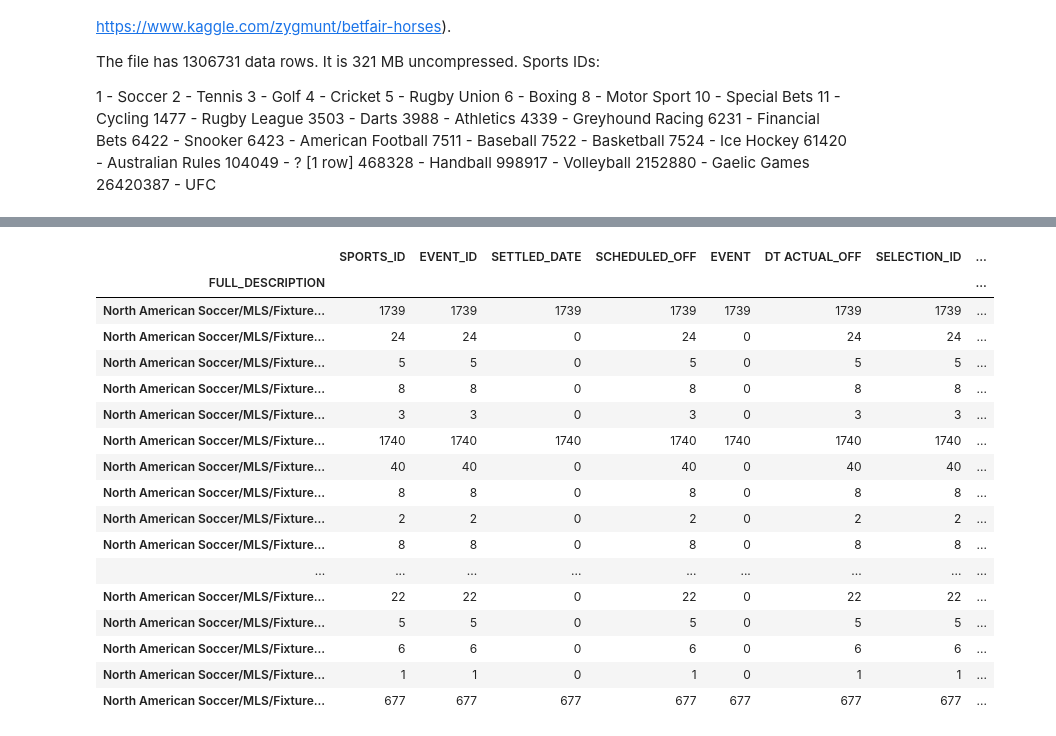
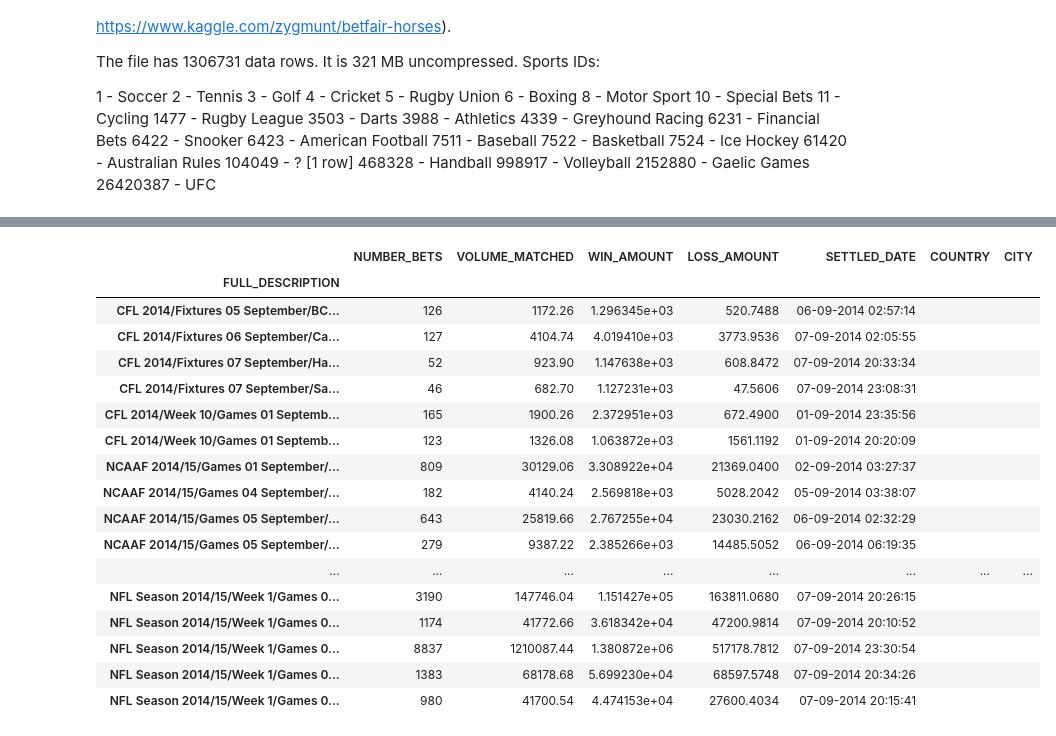
Before and after one commit to ns96/python-betfair, a Jupyter notebook: BetFairEDA.ipynb, the cells around one changed output, grey strips where cells are left out. Drawn from its saved outputs; the diff is of its cells as text; code cells hidden in the pictures.

Commit message:
RE-work EDA notebook to output more informative csv files

```diff
--- a/BetFairEDA.ipynb
+++ b/BetFairEDA.ipynb
@@ -113,0 +139,18 @@ Name: count, dtype: int64
+# %%
+# define function to export a sport with bet information
+def exportSport(sport_name):
+    filename = "output/" + sport_name.lower().replace(" ", "_") + ".csv"
+
+    sport_df = betfair_df.loc[betfair_df["SPORTS_ID"] == sport_name]
+
+    games_df = sport_df.groupby("FULL_DESCRIPTION")
+    bets = games_df[["NUMBER_BETS", "VOLUME_MATCHED", "WIN_AMOUNT", "LOSS_AMOUNT", "SETTLED_DATE"]].agg({
+        "NUMBER_BETS": sum, "VOLUME_MATCHED": sum, "WIN_AMOUNT":sum,
+        "LOSS_AMOUNT": sum, "SETTLED_DATE": 'first'})
+
+    # add colulms for country and city so we later grab lat and lng from the geopafi api
+    bets["COUNTRY"] = ""
+    bets["CITY"] = ""
+    bets.to_csv(filename)
+
+    return(bets)
@@ -137,27 +251,23 @@ games_df.count().to_csv("output/soccer_games.csv")
 # %%
-# get mls soccer games
-mls_df = betfair_df.loc[(betfair_df["SPORTS_ID"] == 1) &
-                        betfair_df["FULL_DESCRIPTION"].str.contains("MLS")]
-
-games_df = mls_df.groupby("FULL_DESCRIPTION")
-games_df.count()
+# export american football bets
+exportSport("American Football")
 # %% [output]
-|  | SPORTS_ID | EVENT_ID | SETTLED_DATE | SCHEDULED_OFF | EVENT | DT ACTUAL_OFF | SELECTION_ID | ... |
-| FULL_DESCRIPTION |  |  |  |  |  |  |  | ... |
-| North American Soccer/MLS/Fixture... | 1739 | 1739 | 1739 | 1739 | 1739 | 1739 | 1739 | ... |
-| North American Soccer/MLS/Fixture... | 24 | 24 | 0 | 24 | 0 | 24 | 24 | ... |
-| North American Soccer/MLS/Fixture... | 5 | 5 | 0 | 5 | 0 | 5 | 5 | ... |
-| North American Soccer/MLS/Fixture... | 8 | 8 | 0 | 8 | 0 | 8 | 8 | ... |
-| North American Soccer/MLS/Fixture... | 3 | 3 | 0 | 3 | 0 | 3 | 3 | ... |
-| North American Soccer/MLS/Fixture... | 1740 | 1740 | 1740 | 1740 | 1740 | 1740 | 1740 | ... |
-| North American Soccer/MLS/Fixture... | 40 | 40 | 0 | 40 | 0 | 40 | 40 | ... |
-| North American Soccer/MLS/Fixture... | 8 | 8 | 0 | 8 | 0 | 8 | 8 | ... |
-| North American Soccer/MLS/Fixture... | 2 | 2 | 0 | 2 | 0 | 2 | 2 | ... |
-| North American Soccer/MLS/Fixture... | 8 | 8 | 0 | 8 | 0 | 8 | 8 | ... |
-| ... | ... | ... | ... | ... | ... | ... | ... | ... |
-| North American Soccer/MLS/Fixture... | 22 | 22 | 0 | 22 | 0 | 22 | 22 | ... |
-| North American Soccer/MLS/Fixture... | 5 | 5 | 0 | 5 | 0 | 5 | 5 | ... |
-| North American Soccer/MLS/Fixture... | 6 | 6 | 0 | 6 | 0 | 6 | 6 | ... |
-| North American Soccer/MLS/Fixture... | 1 | 1 | 0 | 1 | 0 | 1 | 1 | ... |
-| North American Soccer/MLS/Fixture... | 677 | 677 | 677 | 677 | 677 | 677 | 677 | ... |
+|  | NUMBER_BETS | VOLUME_MATCHED | WIN_AMOUNT | LOSS_AMOUNT | SETTLED_DATE | COUNTRY | CITY |
+| FULL_DESCRIPTION |  |  |  |  |  |  |  |
+| CFL 2014/Fixtures 05 September/BC... | 126 | 1172.26 | 1.296345e+03 | 520.7488 | 06-09-2014 02:57:14 |  |  |
+| CFL 2014/Fixtures 06 September/Ca... | 127 | 4104.74 | 4.019410e+03 | 3773.9536 | 07-09-2014 02:05:55 |  |  |
+| CFL 2014/Fixtures 07 September/Ha... | 52 | 923.90 | 1.147638e+03 | 608.8472 | 07-09-2014 20:33:34 |  |  |
+| CFL 2014/Fixtures 07 September/Sa... | 46 | 682.70 | 1.127231e+03 | 47.5606 | 07-09-2014 23:08:31 |  |  |
+| CFL 2014/Week 10/Games 01 Septemb... | 165 | 1900.26 | 2.372951e+03 | 672.4900 | 01-09-2014 23:35:56 |  |  |
+| CFL 2014/Week 10/Games 01 Septemb... | 123 | 1326.08 | 1.063872e+03 | 1561.1192 | 01-09-2014 20:20:09 |  |  |
+| NCAAF 2014/15/Games 01 September/... | 809 | 30129.06 | 3.308922e+04 | 21369.0400 | 02-09-2014 03:27:37 |  |  |
+| NCAAF 2014/15/Games 04 September/... | 182 | 4140.24 | 2.569818e+03 | 5028.2042 | 05-09-2014 03:38:07 |  |  |
+| NCAAF 2014/15/Games 05 September/... | 643 | 25819.66 | 2.767255e+04 | 23030.2162 | 06-09-2014 02:32:29 |  |  |
+| NCAAF 2014/15/Games 05 September/... | 279 | 9387.22 | 2.385266e+03 | 14485.5052 | 06-09-2014 06:19:35 |  |  |
+| ... | ... | ... | ... | ... | ... | ... | ... |
+| NFL Season 2014/15/Week 1/Games 0... | 3190 | 147746.04 | 1.151427e+05 | 163811.0680 | 07-09-2014 20:26:15 |  |  |
+| NFL Season 2014/15/Week 1/Games 0... | 1174 | 41772.66 | 3.618342e+04 | 47200.9814 | 07-09-2014 20:10:52 |  |  |
+| NFL Season 2014/15/Week 1/Games 0... | 8837 | 1210087.44 | 1.380872e+06 | 517178.7812 | 07-09-2014 23:30:54 |  |  |
+| NFL Season 2014/15/Week 1/Games 0... | 1383 | 68178.68 | 5.699230e+04 | 68597.5748 | 07-09-2014 20:34:26 |  |  |
+| NFL Season 2014/15/Week 1/Games 0... | 980 | 41700.54 | 4.474153e+04 | 27600.4034 | 07-09-2014 20:15:41 |  |  |
 # %%
```
Also changed, not shown: parts of 15 cells of this notebook, 12 other files.
